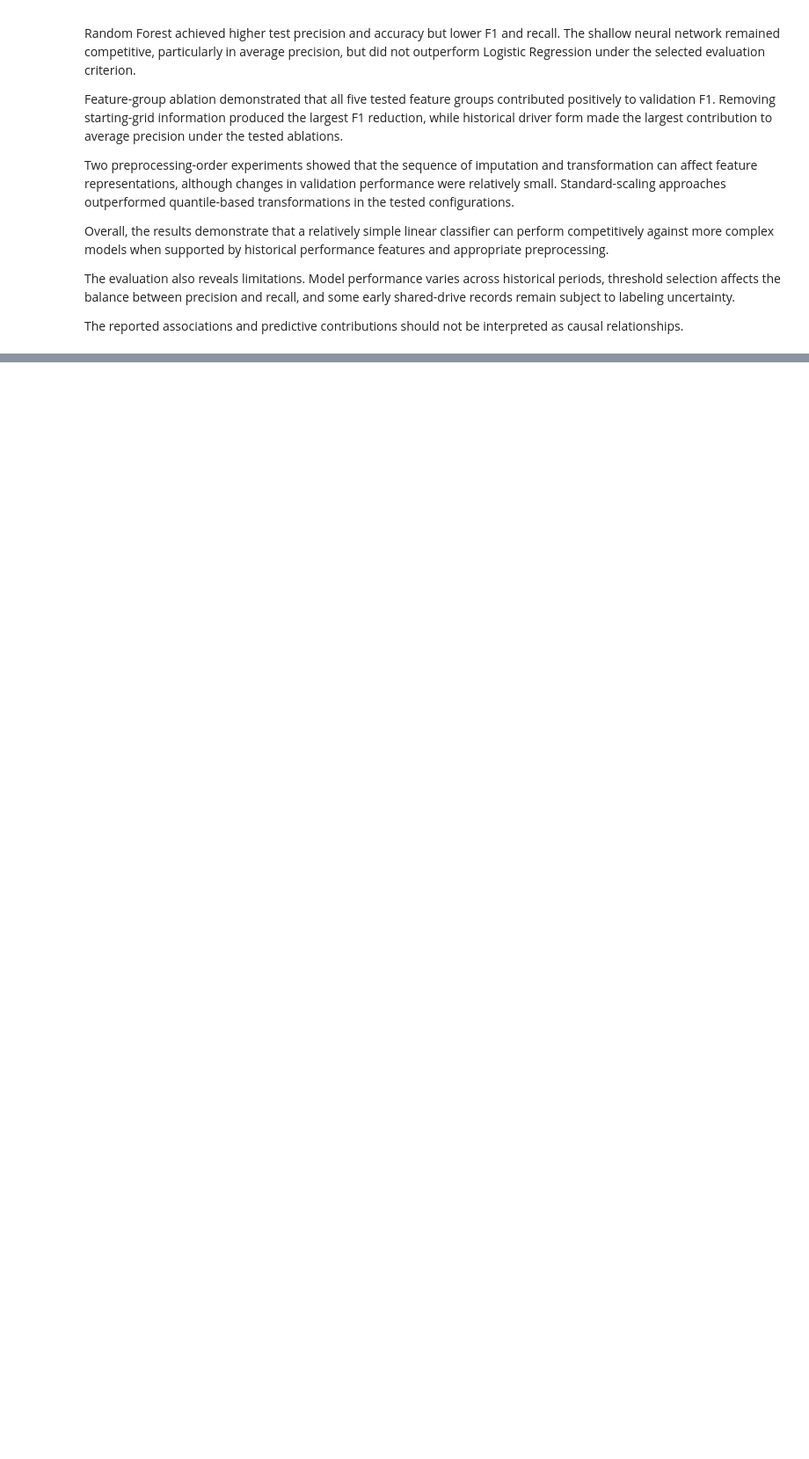
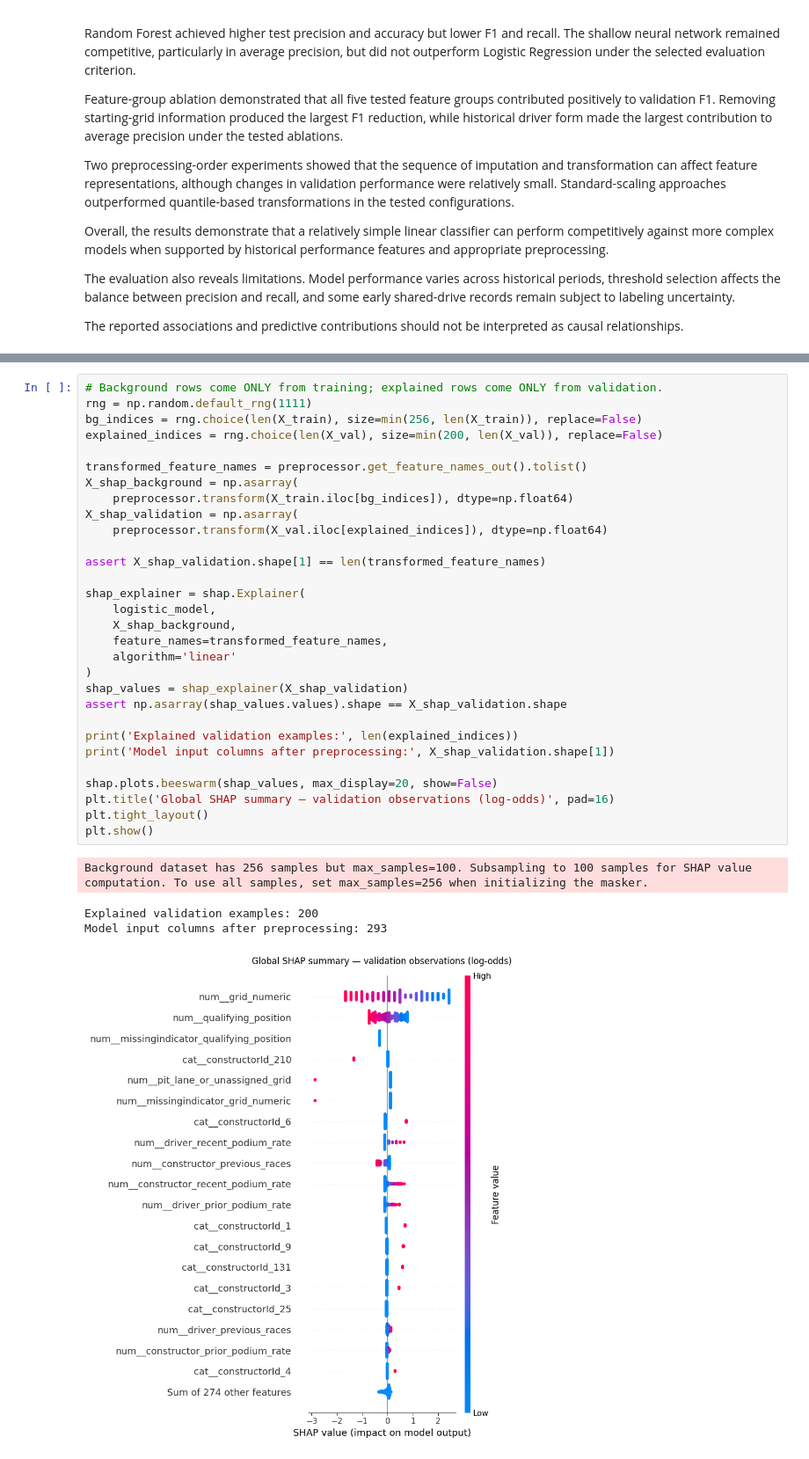
Before and after one commit to MalakAmrAlarnaouty/ACL_Project, a Jupyter notebook: ACL Milestone 1.ipynb, the cells around one changed output, grey strips where cells are left out. Shown at 88% size. Saved outputs shown, nothing was run; the diff lists cells and outputs as text; blank space fills up the shorter version.

```diff
--- a/ACL Milestone 1.ipynb
+++ b/ACL Milestone 1.ipynb
@@ -6647,0 +6875,35 @@ The reported associations and predictive contributions should not be interpreted
+# %%
+# Background rows come ONLY from training; explained rows come ONLY from validation.
+rng = np.random.default_rng(1111)
+bg_indices = rng.choice(len(X_train), size=min(256, len(X_train)), replace=False)
+explained_indices = rng.choice(len(X_val), size=min(200, len(X_val)), replace=False)
+
+transformed_feature_names = preprocessor.get_feature_names_out().tolist()
+X_shap_background = np.asarray(
+    preprocessor.transform(X_train.iloc[bg_indices]), dtype=np.float64)
+X_shap_validation = np.asarray(
+    preprocessor.transform(X_val.iloc[explained_indices]), dtype=np.float64)
+
+assert X_shap_validation.shape[1] == len(transformed_feature_names)
+
+shap_explainer = shap.Explainer(
+    logistic_model,
+    X_shap_background,
+    feature_names=transformed_feature_names,
+    algorithm='linear'
+)
+shap_values = shap_explainer(X_shap_validation)
+assert np.asarray(shap_values.values).shape == X_shap_validation.shape
+
+print('Explained validation examples:', len(explained_indices))
+print('Model input columns after preprocessing:', X_shap_validation.shape[1])
+
+shap.plots.beeswarm(shap_values, max_display=20, show=False)
+plt.title('Global SHAP summary — validation observations (log-odds)', pad=16)
+plt.tight_layout()
+plt.show()
+# %% [output]
+Background dataset has 256 samples but max_samples=100. Subsampling to 100 samples for SHAP value computation. To use all samples, set max_samples=256 when initializing the masker.
+Explained validation examples: 200
+Model input columns after preprocessing: 293
+[figure, added]
```
Also changed, not shown: parts of 25 cells of this notebook.
